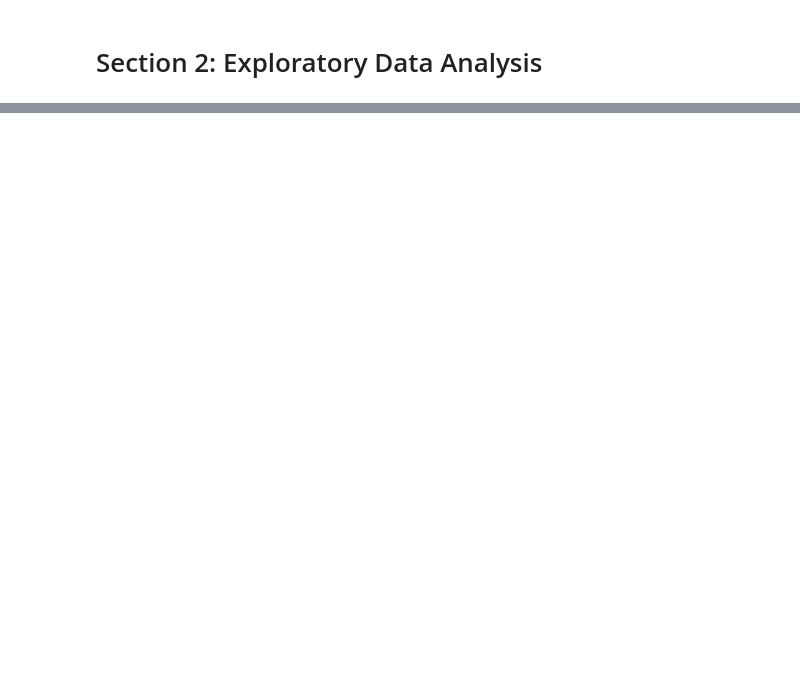
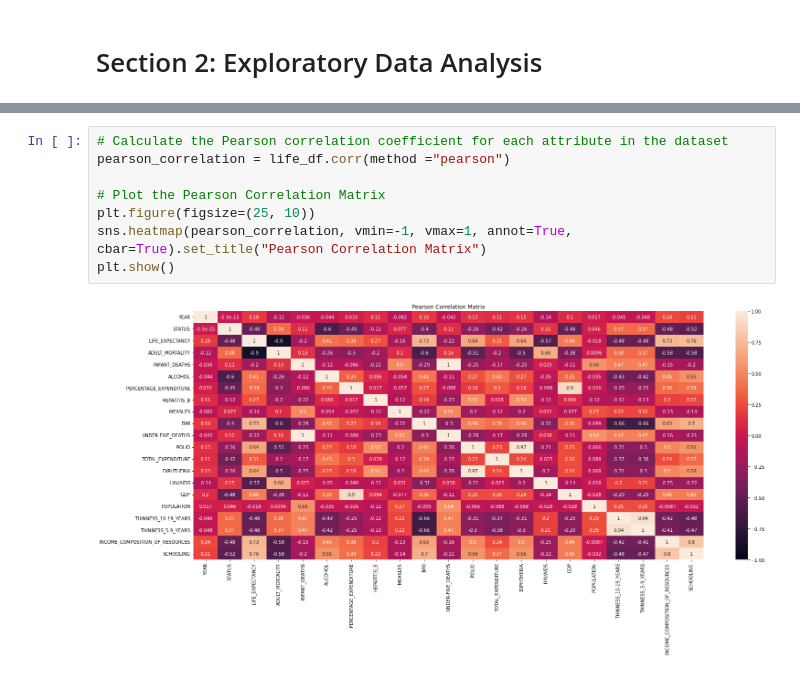
Before and after one commit to HoManCode/Group2-SIT307, a Jupyter notebook: A2 Dataset.ipynb, the cells around one changed output, grey strips where cells are left out. Drawn from its saved outputs; the diff is of its cells as text; blank space fills up the shorter version.

Commit message:
added correlation matrix

```diff
--- a/A2 Dataset.ipynb
+++ b/A2 Dataset.ipynb
@@ -995,0 +997,10 @@ dtype: int64
+# %%
+# Calculate the Pearson correlation coefficient for each attribute in the dataset
+pearson_correlation = life_df.corr(method ="pearson")
+
+# Plot the Pearson Correlation Matrix
+plt.figure(figsize=(25, 10))
+sns.heatmap(pearson_correlation, vmin=-1, vmax=1, annot=True, cbar=True).set_title("Pearson Correlation Matrix")
+plt.show()
+# %% [output]
+[figure, added]
```
Also changed, not shown: parts of 17 cells of this notebook.
